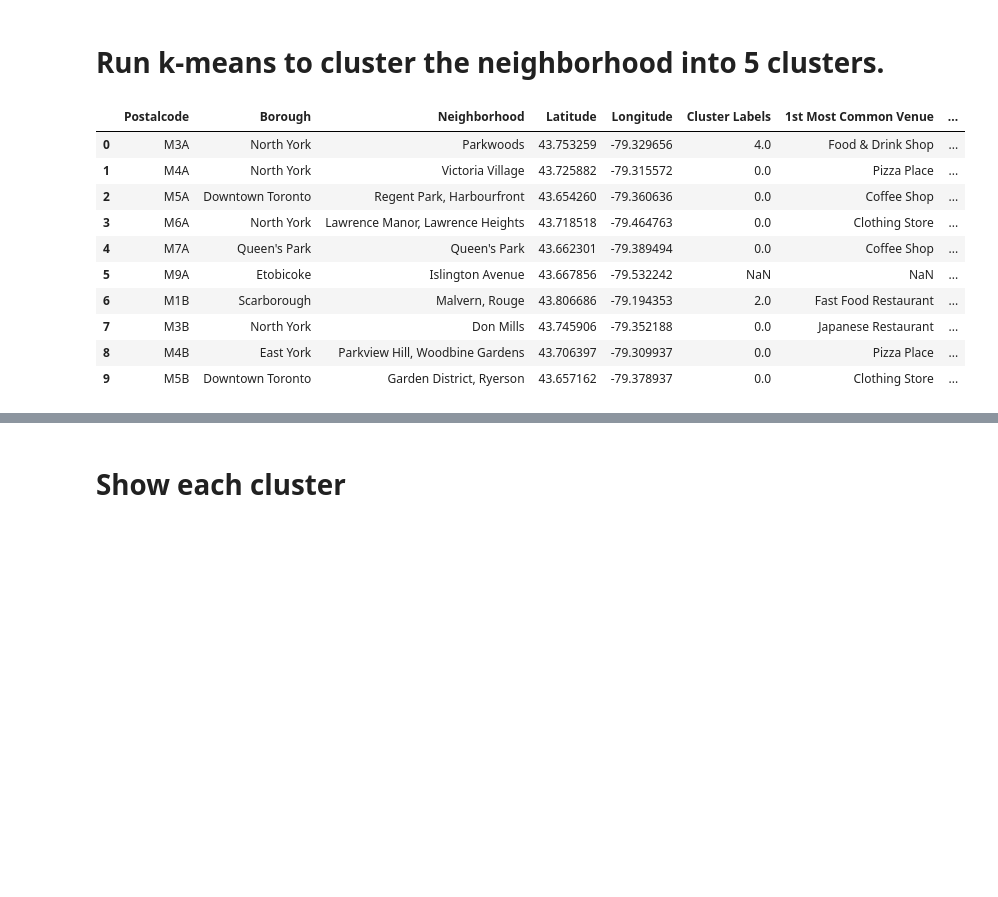
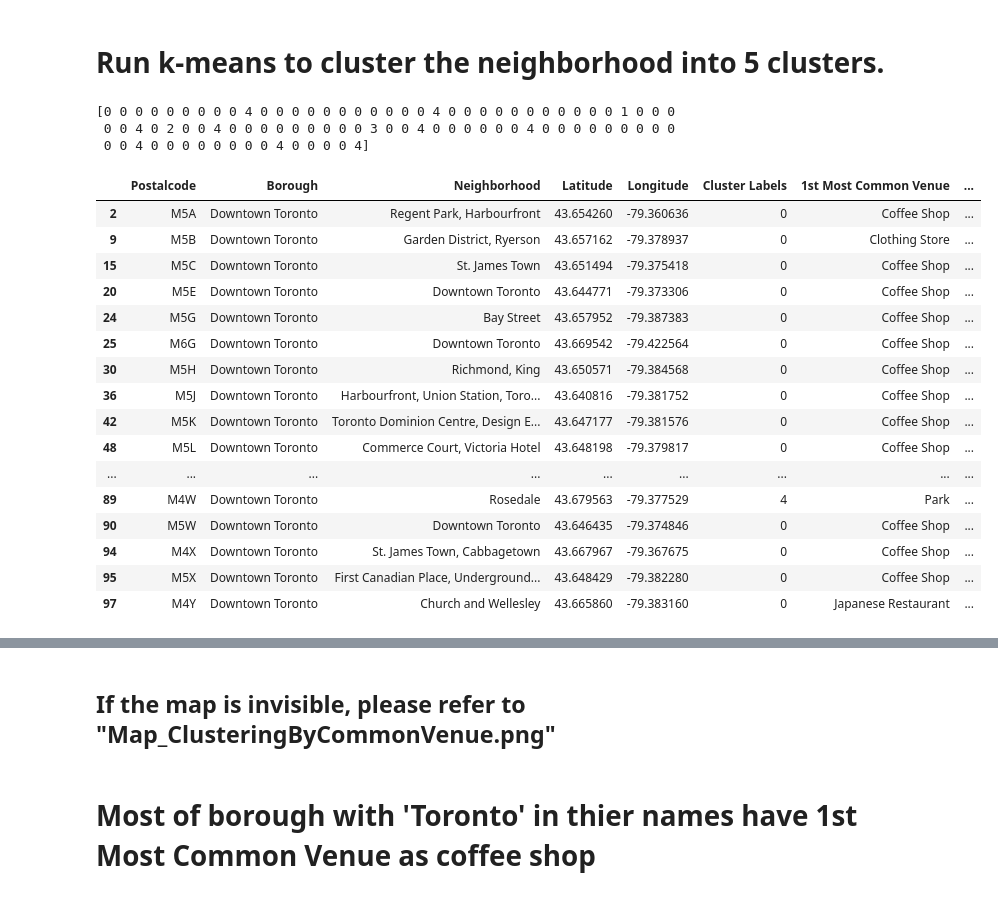
Before and after one commit to Napoleon0sam/Coursera_Capstone, a Jupyter notebook: Segmenting and Clustering Neighborhoods in Toronto.ipynb, the cells around one changed output, grey strips where cells are left out. Saved outputs shown, nothing was run; the diff lists cells and outputs as text; code cells hidden in the pictures; blank space fills up the shorter version.

```diff
--- a/Segmenting and Clustering Neighborhoods in Toronto.ipynb
+++ b/Segmenting and Clustering Neighborhoods in Toronto.ipynb
@@ -151,9 +157,11 @@ latitude = location.latitude
 longitude = location.longitude
 print('The geograpical coordinate of Toronto, ON, Canada are {}, {}.'.format(latitude, longitude))
 
-map_toronto = folium.Map(location=[latitude,longitude],zoom_start=13)
+map_toronto = folium.Map(location=[latitude,longitude],zoom_start=12)
 
 for lat,lng,borough,neighbourhood in zip(df_tstr['Latitude'],df_tstr['Longitude'],df_tstr['Borough'],df_tstr['Neighborhood']):
+    #if borough != 'North Toronto':
+    #    continue
     label = '{}, {}'.format(neighbourhood, borough)
     label = folium.Popup(label, parse_html=True)
     folium.CircleMarker(
@@ -192,7 +204,7 @@ df_tstr.head()
 # Show clustering result on the map
 # %%
 # create map
-map_clusters = folium.Map(location=[latitude, longitude], zoom_start=13)
+map_clusters = folium.Map(location=[latitude, longitude], zoom_start=12)
 
 # set color scheme for the clusters
 kclusters = 5
@@ -207,7 +219,6 @@ for lat, lon, poi, cluster in zip(df_tstr['Latitude'], df_tstr['Longitude'], df_
     label = folium.Popup(str(poi) + ' Cluster ' + str(cluster), parse_html=True)
     if str(cluster) == 'nan':
         continue
-    #print('cluster:[%s]' % str(cluster))
     folium.CircleMarker(
         [lat, lon],
         radius=5,
@@ -288,6 +305,6 @@ def getNearbyVenues(names, latitudes, longitudes, radius=500):
 # %%
-toronto_venues = getNearbyVenues(names=df_merge['Neighborhood'],
-                                   latitudes=df_merge['Latitude'],
-                                   longitudes=df_merge['Longitude']
+toronto_venues = getNearbyVenues(names=df_tstr['Neighborhood'],
+                                   latitudes=df_tstr['Latitude'],
+                                   longitudes=df_tstr['Longitude']
                                   )
 # %% [output]
@@ -473,29 +493,37 @@ toronto_grouped_clustering = toronto_grouped.drop('Neighborhood', 1)
 kmeans = KMeans(n_clusters=kclusters, random_state=0).fit(toronto_grouped_clustering)
 
 # check cluster labels generated for each row in the dataframe
-#print(len(kmeans.labels_))
-#print(len(neighborhoods_venues_sorted.index))
-#print(len(toronto_merged.index))
+print(kmeans.labels_)
+# %% [output]
+[0 0 0 0 0 0 0 0 0 4 0 0 0 0 0 0 0 0 0 0 0 4 0 0 0 0 0 0 0 0 0 0 0 1 0 0 0
+ 0 0 4 0 2 0 0 4 0 0 0 0 0 0 0 0 0 3 0 0 4 0 0 0 0 0 0 4 0 0 0 0 0 0 0 0 0
+ 0 0 4 0 0 0 0 0 0 0 0 4 0 0 0 0 4]
 # %%
 # add clustering labels
-neighborhoods_venues_sorted.insert(0, 'Cluster Labels', kmeans.labels_)
+if 'Cluster Labels' not in neighborhoods_venues_sorted.columns:
+    neighborhoods_venues_sorted.insert(0, 'Cluster Labels', kmeans.labels_)
+neighborhoods_venues_sorted['Cluster Labels'] = kmeans.labels_
 
-toronto_merged = df_merge
-
-# merge manhattan_grouped with manhattan_data to add latitude/longitude for each neighborhood
-toronto_merged = toronto_merged.join(neighborhoods_venues_sorted.set_index('Neighborhood'), on='Neighborhood')
-toronto_merged.head(10) # check the last columns!
+toronto_merged = df_tstr
+toronto_labeled = toronto_merged.join(neighborhoods_venues_sorted.set_index('Neighborhood'), on='Neighborhood')
+toronto_labeled # check the last columns!
 # %% [output]
 |  | Postalcode | Borough | Neighborhood | Latitude | Longitude | Cluster Labels | 1st Most Common Venue | ... |
-| 0 | M3A | North York | Parkwoods | 43.753259 | -79.329656 | 4.0 | Food & Drink Shop | ... |
-| 1 | M4A | North York | Victoria Village | 43.725882 | -79.315572 | 0.0 | Pizza Place | ... |
-| 2 | M5A | Downtown Toronto | Regent Park, Harbourfront | 43.654260 | -79.360636 | 0.0 | Coffee Shop | ... |
-| 3 | M6A | North York | Lawrence Manor, Lawrence Heights | 43.718518 | -79.464763 | 0.0 | Clothing Store | ... |
-| 4 | M7A | Queen's Park | Queen's Park | 43.662301 | -79.389494 | 0.0 | Coffee Shop | ... |
-| 5 | M9A | Etobicoke | Islington Avenue | 43.667856 | -79.532242 | NaN | NaN | ... |
-| 6 | M1B | Scarborough | Malvern, Rouge | 43.806686 | -79.194353 | 2.0 | Fast Food Restaurant | ... |
-| 7 | M3B | North York | Don Mills | 43.745906 | -79.352188 | 0.0 | Japanese Restaurant | ... |
-| 8 | M4B | East York | Parkview Hill, Woodbine Gardens | 43.706397 | -79.309937 | 0.0 | Pizza Place | ... |
-| 9 | M5B | Downtown Toronto | Garden District, Ryerson | 43.657162 | -79.378937 | 0.0 | Clothing Store | ... |
+| 2 | M5A | Downtown Toronto | Regent Park, Harbourfront | 43.654260 | -79.360636 | 0 | Coffee Shop | ... |
+| 9 | M5B | Downtown Toronto | Garden District, Ryerson | 43.657162 | -79.378937 | 0 | Clothing Store | ... |
+| 15 | M5C | Downtown Toronto | St. James Town | 43.651494 | -79.375418 | 0 | Coffee Shop | ... |
+| 20 | M5E | Downtown Toronto | Downtown Toronto | 43.644771 | -79.373306 | 0 | Coffee Shop | ... |
+| 24 | M5G | Downtown Toronto | Bay Street | 43.657952 | -79.387383 | 0 | Coffee Shop | ... |
+| 25 | M6G | Downtown Toronto | Downtown Toronto | 43.669542 | -79.422564 | 0 | Coffee Shop | ... |
+| 30 | M5H | Downtown Toronto | Richmond, King | 43.650571 | -79.384568 | 0 | Coffee Shop | ... |
+| 36 | M5J | Downtown Toronto | Harbourfront, Union Station, Toro... | 43.640816 | -79.381752 | 0 | Coffee Shop | ... |
+| 42 | M5K | Downtown Toronto | Toronto Dominion Centre, Design E... | 43.647177 | -79.381576 | 0 | Coffee Shop | ... |
+| 48 | M5L | Downtown Toronto | Commerce Court, Victoria Hotel | 43.648198 | -79.379817 | 0 | Coffee Shop | ... |
+| ... | ... | ... | ... | ... | ... | ... | ... | ... |
+| 89 | M4W | Downtown Toronto | Rosedale | 43.679563 | -79.377529 | 4 | Park | ... |
+| 90 | M5W | Downtown Toronto | Downtown Toronto | 43.646435 | -79.374846 | 0 | Coffee Shop | ... |
+| 94 | M4X | Downtown Toronto | St. James Town, Cabbagetown | 43.667967 | -79.367675 | 0 | Coffee Shop | ... |
+| 95 | M5X | Downtown Toronto | First Canadian Place, Underground... | 43.648429 | -79.382280 | 0 | Coffee Shop | ... |
+| 97 | M4Y | Downtown Toronto | Church and Wellesley | 43.665860 | -79.383160 | 0 | Japanese Restaurant | ... |
 # %%
 # create map
@@ -526,6 +554,8 @@ for lat, lon, poi, cluster in zip(toronto_merged['Latitude'], toronto_merged['Lo
 map_clusters
 # %% [output]
 [interactive output not drawn]
-# %% [markdown]
-# Show each cluster
+# %% [markdown]
+## If the map is invisible, please refer to "Map_ClusteringByCommonVenue.png"
+# %% [markdown]
+# Most of borough with 'Toronto' in thier names have 1st Most Common Venue as coffee shop
 # %%
```
Also changed, not shown: parts of 24 cells of this notebook, 3 other files.
